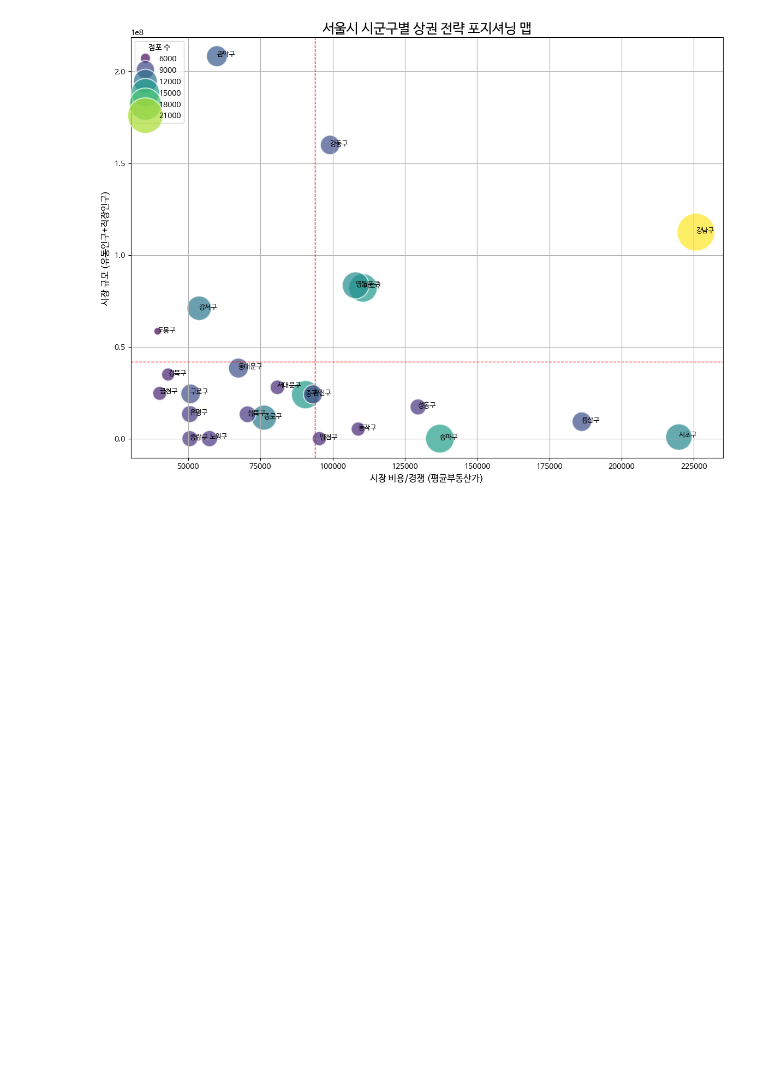
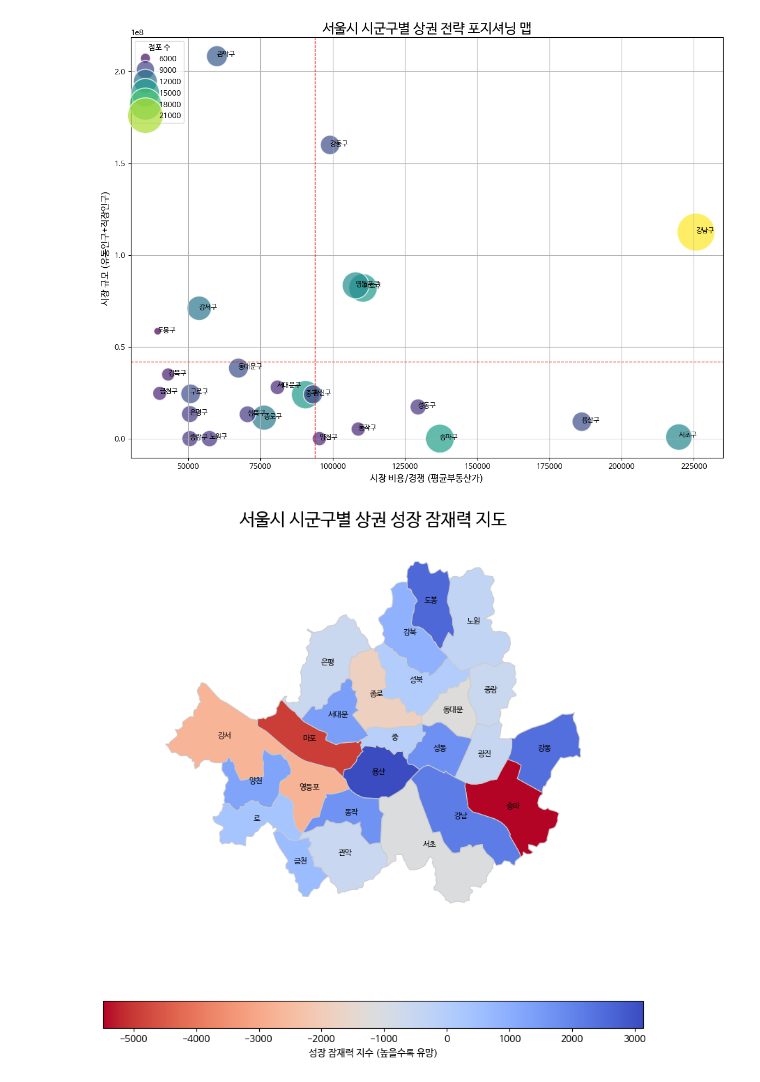
Before and after one commit to Sjoneon/Bigdata2, a Jupyter notebook: LastRealBigData.ipynb, the cells around one changed output. Drawn from its saved outputs; the diff is of its cells as text; code cells hidden in the pictures; blank space fills up the shorter version.

```diff
--- a/LastRealBigData.ipynb
+++ b/LastRealBigData.ipynb
@@ -332,3 +332,52 @@ plt.legend(title='점포 수', loc='upper left')
 plt.show()
 # %% [output]
 [figure]
+# %%
+#
+# 셀 별도2: 상권 기회 지도 시각화
+#
+# 시각화에 필요한 라이브러리를 불러옵니다.
+import geopandas as gpd
+import matplotlib.pyplot as plt
+import seaborn as sns
+
+# df_final은 이전 셀들에서 실행되어, '적정_점포수'와 '고객대면_점포수'가 계산된 상태여야 합니다.
+if '적정_점포수' in df_final.columns:
+
+    # 1. 지도 데이터에 분석 결과 결합
+    #https://github.com/southkorea/seoul-maps 서울에 관한 정보는 깃허브에 사람들이 잘 올려서 찾아보면 괜찮은것이 많음.
+    map_url = "https://raw.githubusercontent.com/southkorea/seoul-maps/master/kostat/2013/json/seoul_municipalities_geo_simple.json"
+    gdf_map = gpd.read_file(map_url)
+    gdf_map.rename(columns={'name': '시군구명'}, inplace=True)
+
+    # '잠재력_점수' 계산: (적정 점포수 - 실제 점포수). 높을수록 잠재력이 큼.
+    df_final['잠재력_점수'] = df_final['적정_점포수'] - df_final['고객대면_점포수']
+
+    # 지도 데이터와 분석 결과 데이터를 '시군구명'을 기준으로 결합
+    gdf_map_result = pd.merge(gdf_map, df_final, on='시군구명', how='left')
+
+    # 2. Choropleth 지도 시각화
+    fig, ax = plt.subplots(1, 1, figsize=(10, 10))
+    gdf_map_result.plot(column='잠재력_점수',
+                        cmap='coolwarm_r', # 높은 값(잠재력)은 파란색, 낮은 값(경쟁심화)은 붉은색
+                        linewidth=0.8,
+                        ax=ax,
+                        edgecolor='0.8',
+                        legend=True,
+                        legend_kwds={'label': "성장 잠재력 지수 (높을수록 유망)",
+                                     'orientation': "horizontal"})
+
+    # 지도 위에 시군구 이름 표시
+    for idx, row in gdf_map_result.iterrows():
+        # 일부 시군구 이름이 길어 잘릴 경우를 대비해, '구'를 빼고 표시
+        short_name = row['시군구명'].replace('구', '')
+        plt.text(row.geometry.centroid.x, row.geometry.centroid.y, short_name, fontsize=8, ha='center', color='black')
+
+    ax.set_title('서울시 시군구별 상권 성장 잠재력 지도', fontsize=18, pad=20)
+    ax.axis('off') # 축 정보 숨기기
+    plt.show()
+
+else:
+    print("‼️ 이전 셀에서 모델이 실행되지 않아 '적정_점포수'가 계산되지 않았습니다. 이전 셀들을 먼저 실행해주세요.")
+# %% [output]
+[figure, added]
```
Also changed, not shown: parts of 1 cell of this notebook.
